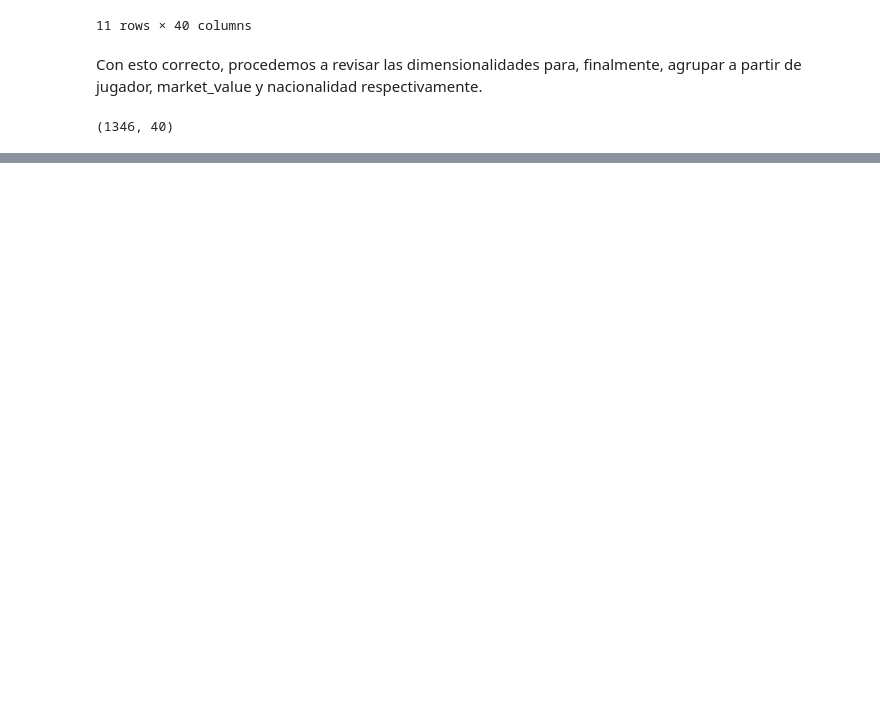
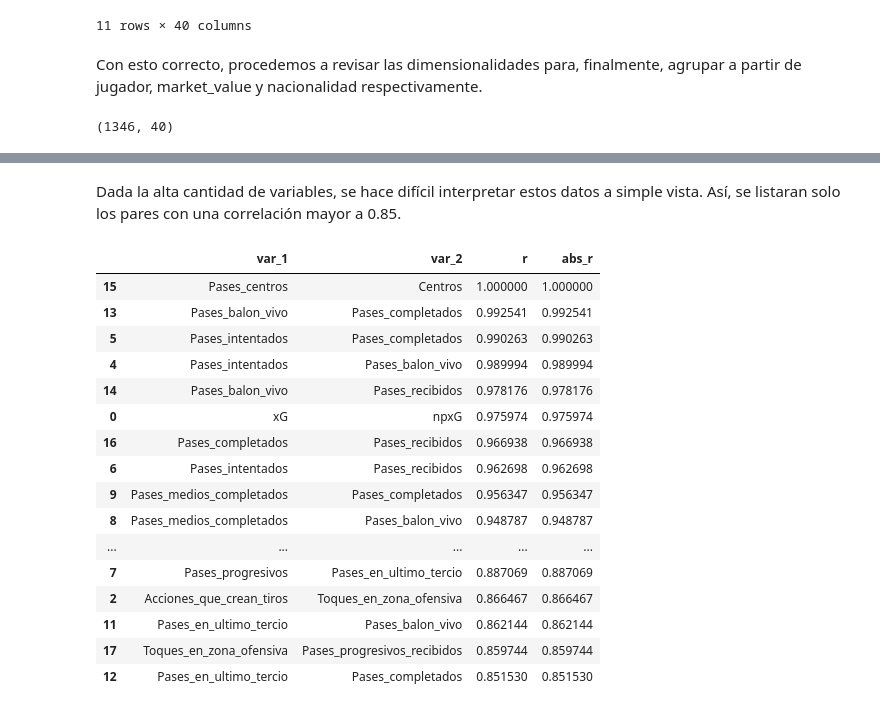
Before and after one commit to afgomezg1/Laboratorios-BI, a Jupyter notebook: Laboratorio 1/Laboratorio1.ipynb, the cells around one changed output, grey strips where cells are left out. Cells and saved outputs as stored; diff of their text form; code cells hidden in the pictures; blank space fills up the shorter version.

```diff
--- a/Laboratorio 1/Laboratorio1.ipynb
+++ b/Laboratorio 1/Laboratorio1.ipynb
@@ -981,0 +958,34 @@ R²: 0.4596
+# %% [markdown]
+Dada la alta cantidad de variables, se hace difícil interpretar estos datos a simple vista. Así, se listaran solo los pares con una correlación mayor a 0.85.
+# %%
+import itertools
+
+thr = 0.85
+pairs = []
+for a, b in itertools.combinations(num_cols, 2):
+    r = corr.loc[a, b]
+    if abs(r) > thr:
+        pairs.append((a, b, r))
+
+df_pairs = (pd.DataFrame(pairs, columns=['var_1', 'var_2', 'r'])
+              .assign(abs_r=lambda d: d['r'].abs())
+              .sort_values('abs_r', ascending=False))
+df_pairs.head(20)
+# %% [output]
+|  | var_1 | var_2 | r | abs_r |
+| 15 | Pases_centros | Centros | 1.000000 | 1.000000 |
+| 13 | Pases_balon_vivo | Pases_completados | 0.992541 | 0.992541 |
+| 5 | Pases_intentados | Pases_completados | 0.990263 | 0.990263 |
+| 4 | Pases_intentados | Pases_balon_vivo | 0.989994 | 0.989994 |
+| 14 | Pases_balon_vivo | Pases_recibidos | 0.978176 | 0.978176 |
+| 0 | xG | npxG | 0.975974 | 0.975974 |
+| 16 | Pases_completados | Pases_recibidos | 0.966938 | 0.966938 |
+| 6 | Pases_intentados | Pases_recibidos | 0.962698 | 0.962698 |
+| 9 | Pases_medios_completados | Pases_completados | 0.956347 | 0.956347 |
+| 8 | Pases_medios_completados | Pases_balon_vivo | 0.948787 | 0.948787 |
+| ... | ... | ... | ... | ... |
+| 7 | Pases_progresivos | Pases_en_ultimo_tercio | 0.887069 | 0.887069 |
+| 2 | Acciones_que_crean_tiros | Toques_en_zona_ofensiva | 0.866467 | 0.866467 |
+| 11 | Pases_en_ultimo_tercio | Pases_balon_vivo | 0.862144 | 0.862144 |
+| 17 | Toques_en_zona_ofensiva | Pases_progresivos_recibidos | 0.859744 | 0.859744 |
+| 12 | Pases_en_ultimo_tercio | Pases_completados | 0.851530 | 0.851530 |
```
Also changed, not shown: parts of 29 cells of this notebook.
